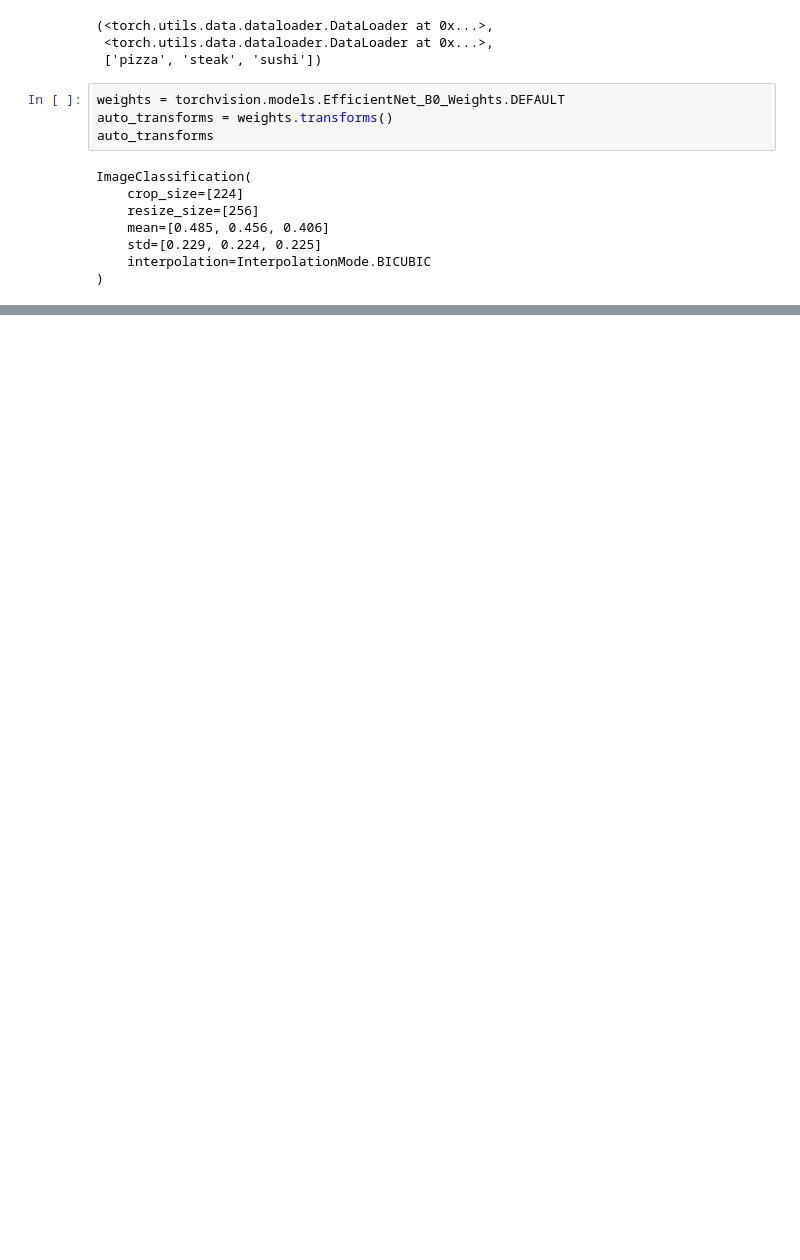
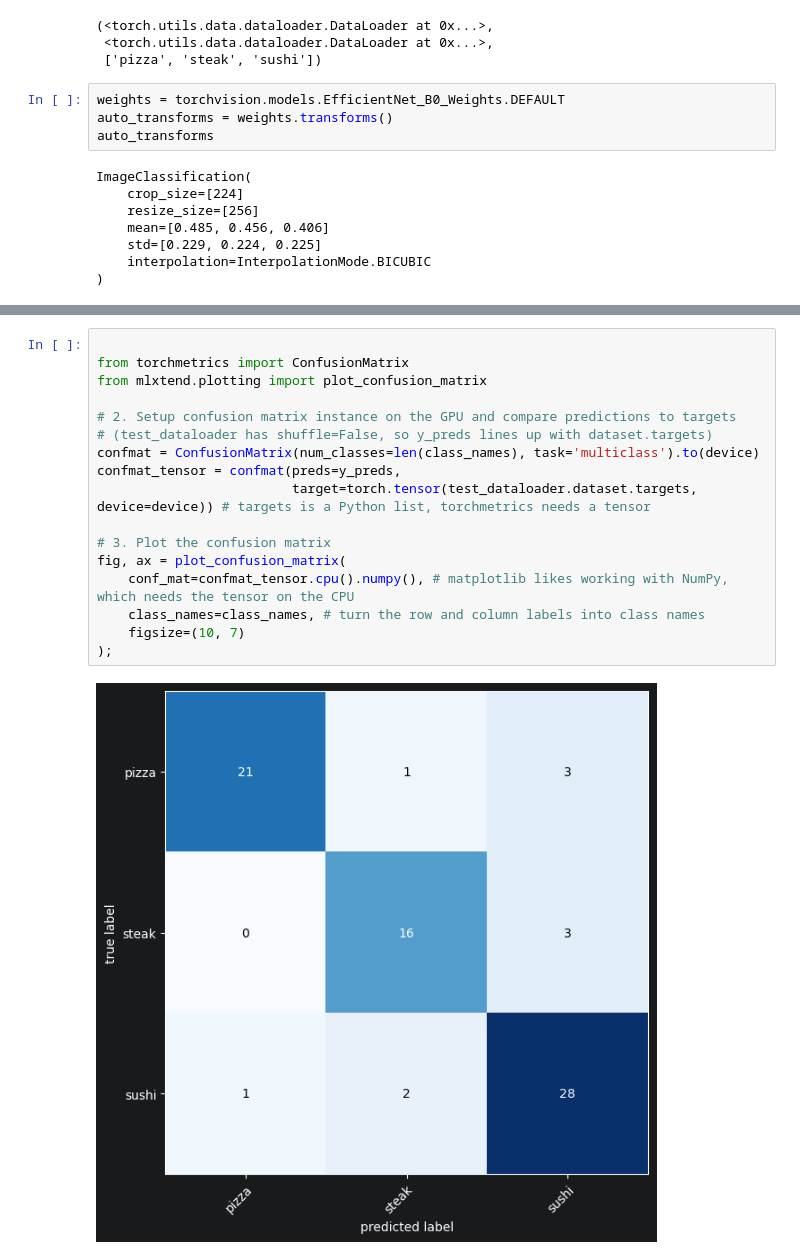
Before and after one commit to JeffJin/py-ai, a Jupyter notebook: pytorch/transfer-learning.ipynb, the cells around one changed output, grey strips where cells are left out. Cells and saved outputs as stored; diff of their text form; blank space fills up the shorter version.

```diff
--- a/pytorch/transfer-learning.ipynb
+++ b/pytorch/transfer-learning.ipynb
@@ -225,0 +463,19 @@ Estimated Total Size (MB): 3492.77
+# %%
+
+from torchmetrics import ConfusionMatrix
+from mlxtend.plotting import plot_confusion_matrix
+
+# 2. Setup confusion matrix instance on the GPU and compare predictions to targets
+# (test_dataloader has shuffle=False, so y_preds lines up with dataset.targets)
+confmat = ConfusionMatrix(num_classes=len(class_names), task='multiclass').to(device)
+confmat_tensor = confmat(preds=y_preds,
+                         target=torch.tensor(test_dataloader.dataset.targets, device=device)) # targets is a Python list, torchmetrics needs a tensor
+
+# 3. Plot the confusion matrix
+fig, ax = plot_confusion_matrix(
+    conf_mat=confmat_tensor.cpu().numpy(), # matplotlib likes working with NumPy, which needs the tensor on the CPU
+    class_names=class_names, # turn the row and column labels into class names
+    figsize=(10, 7)
+);
+# %% [output]
+[figure, added]
```
Also changed, not shown: parts of 17 cells of this notebook, 1 other file.
